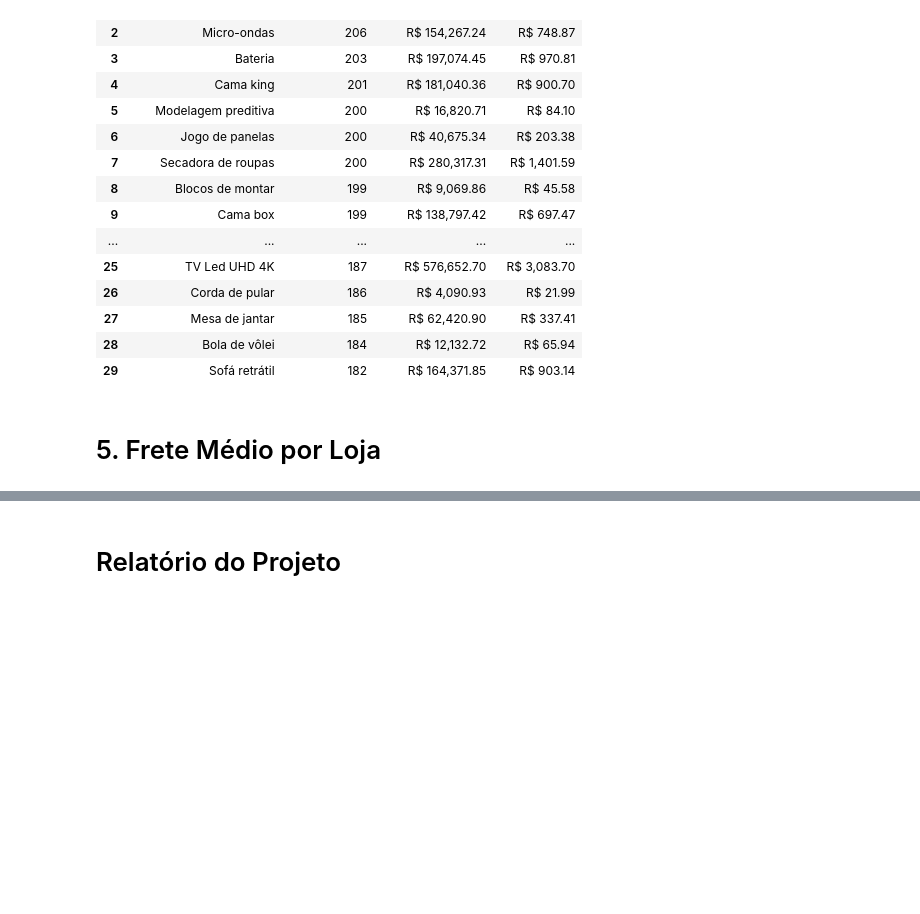
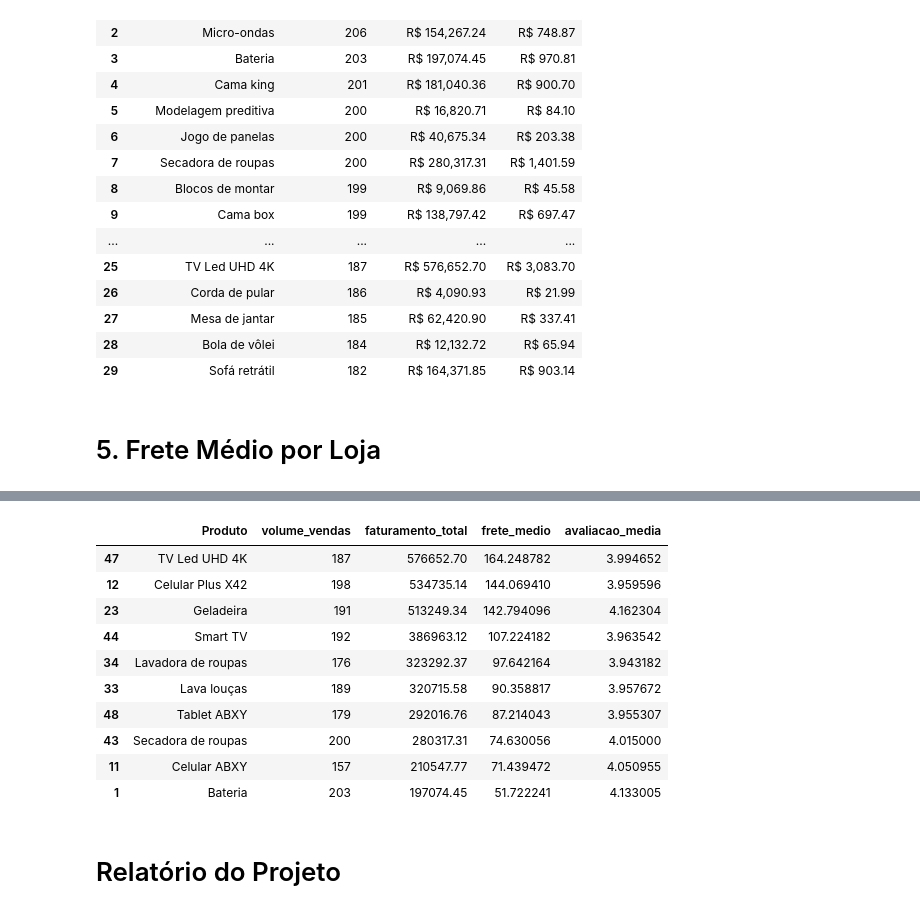
Before and after one commit to moises-rb/DataScienceONE, a Jupyter notebook: Challenge_AluraStoreBr.ipynb, the cells around one changed output, grey strips where cells are left out. Saved outputs shown, nothing was run; the diff lists cells and outputs as text; code cells hidden in the pictures; blank space fills up the shorter version.

```diff
--- a/Challenge_AluraStoreBr.ipynb
+++ b/Challenge_AluraStoreBr.ipynb
@@ -714,2 +875,28 @@ tabela_top10.reset_index()
+# %%
+# Agrupamento por produto para calcular os indicadores
+produto_analise = df_geral.groupby('Produto').agg(
+    volume_vendas=('Produto', 'count'),
+    faturamento_total=('Preço', 'sum'),
+    frete_medio=('Frete', 'mean'),
+    avaliacao_media=('Avaliação da compra', 'mean')
+).reset_index()
+
+# Ordenar os produtos com mais faturamento
+produto_analise = produto_analise.sort_values(by='faturamento_total', ascending=False)
+
+# Mostrar os top 10 produtos com maior faturamento
+produto_analise.head(10)
+# %% [output]
+|  | Produto | volume_vendas | faturamento_total | frete_medio | avaliacao_media |
+| 47 | TV Led UHD 4K | 187 | 576652.70 | 164.248782 | 3.994652 |
+| 12 | Celular Plus X42 | 198 | 534735.14 | 144.069410 | 3.959596 |
+| 23 | Geladeira | 191 | 513249.34 | 142.794096 | 4.162304 |
+| 44 | Smart TV | 192 | 386963.12 | 107.224182 | 3.963542 |
+| 34 | Lavadora de roupas | 176 | 323292.37 | 97.642164 | 3.943182 |
+| 33 | Lava louças | 189 | 320715.58 | 90.358817 | 3.957672 |
+| 48 | Tablet ABXY | 179 | 292016.76 | 87.214043 | 3.955307 |
+| 43 | Secadora de roupas | 200 | 280317.31 | 74.630056 | 4.015000 |
+| 11 | Celular ABXY | 157 | 210547.77 | 71.439472 | 4.050955 |
+| 1 | Bateria | 203 | 197074.45 | 51.722241 | 4.133005 |
 # %% [markdown]
 # Relatório do Projeto
```
Also changed, not shown: parts of 8 cells of this notebook, 1 other file.
